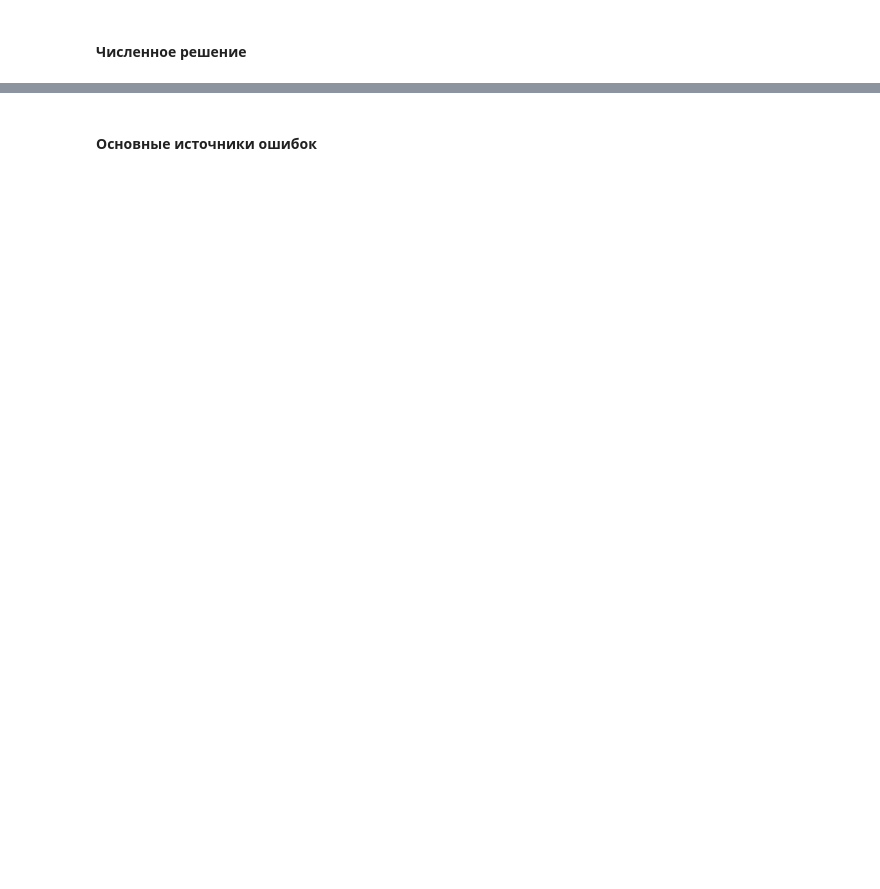
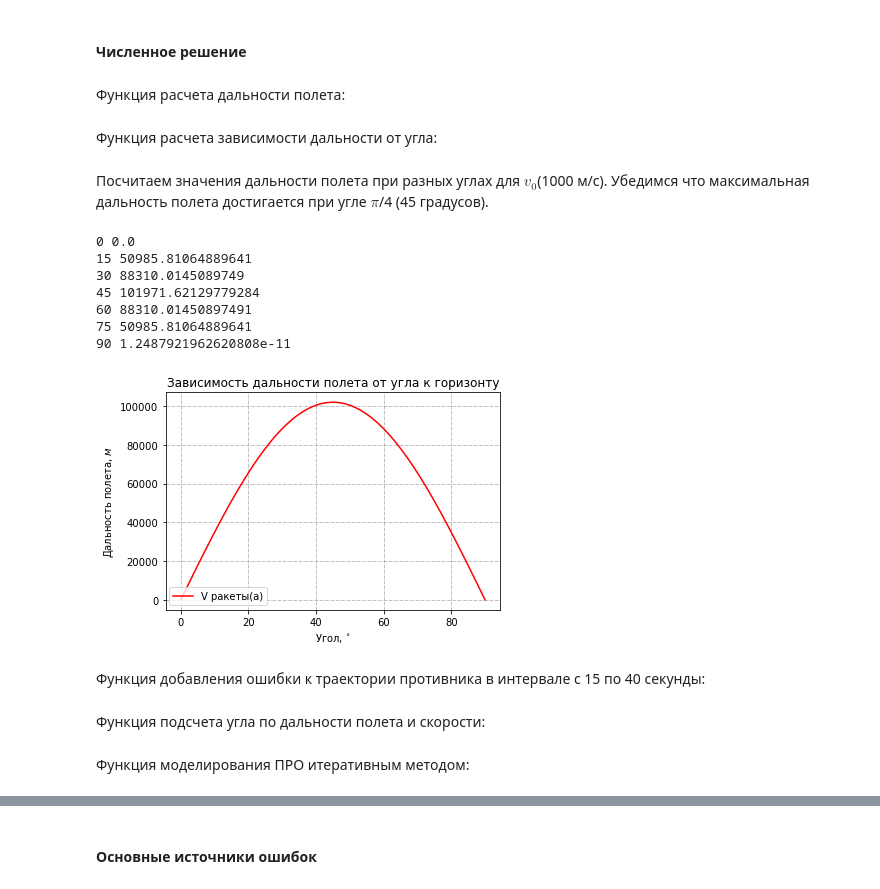
Before and after one commit to Gusarov2906/MathModeling_Course, a Jupyter notebook: Lab3/Lab3.ipynb, the cells around one changed output, grey strips where cells are left out. Cells and saved outputs as stored; diff of their text form; code cells hidden in the pictures; blank space fills up the shorter version.

```diff
--- a/Lab3/Lab3.ipynb
+++ b/Lab3/Lab3.ipynb
@@ -49,2 +144,47 @@ $\gamma - ?$
 # %% [markdown]
 #### Численное решение
+# %% [markdown]
+Функция расчета дальности полета:
+# %%
+import math
+
+def calc_L(v, alpha):
+    return (v**2)*math.sin(2*alpha*math.pi/180)/9.80665
+# %% [markdown]
+Функция расчета зависимости дальности от угла:
+# %%
+import matplotlib.pyplot as plt
+
+def calc_max_L(v):
+    alpha = list(map(lambda x: x, range(0, 91, 1)))
+    l = []
+    for item in alpha:
+        tmp = calc_L(v, item)
+        if (item % 15 == 0):
+            print(item, tmp)
+        l.append(tmp)
+
+    plt.plot(alpha, l, 'r', label = "V ракеты(a)")
+    plt.legend (loc=(0.01, 0.02))
+    plt.title("Зависимость дальности полета от угла к горизонту")
+    plt.xlabel("Угол, $^{\circ}$")
+    plt.ylabel("Дальность полета, $ м $")
+    plt.grid(color = 'grey', linestyle = '-.', linewidth = 0.5)
+    plt.rcParams["figure.figsize"] = (8,8)
+# %% [markdown]
+Посчитаем значения дальности полета при разных углах для $v_{0}$(1000 м/с). </br>
+Убедимся что максимальная дальность полета достигается при угле $\pi$/4 (45 градусов).
+# %%
+v = 1000
+calc_max_L(v)
+# %% [output]
+0 0.0
+15 50985.81064889641
+30 88310.0145089749
+45 101971.62129779284
+60 88310.01450897491
+75 50985.81064889641
+90 1.2487921962620808e-11
+[figure, added]
+# %% [markdown]
+Функция добавления ошибки к траектории противника в интервале с 15 по 40 секунды:
@@ -50,0 +197,2 @@ $\gamma - ?$
+# %% [markdown]
+Функция подсчета угла по дальности полета и скорости:
@@ -50,0 +205,2 @@ $\gamma - ?$
+# %% [markdown]
+Функция моделирования ПРО итеративным методом:
```
Also changed, not shown: parts of 40 cells of this notebook.
